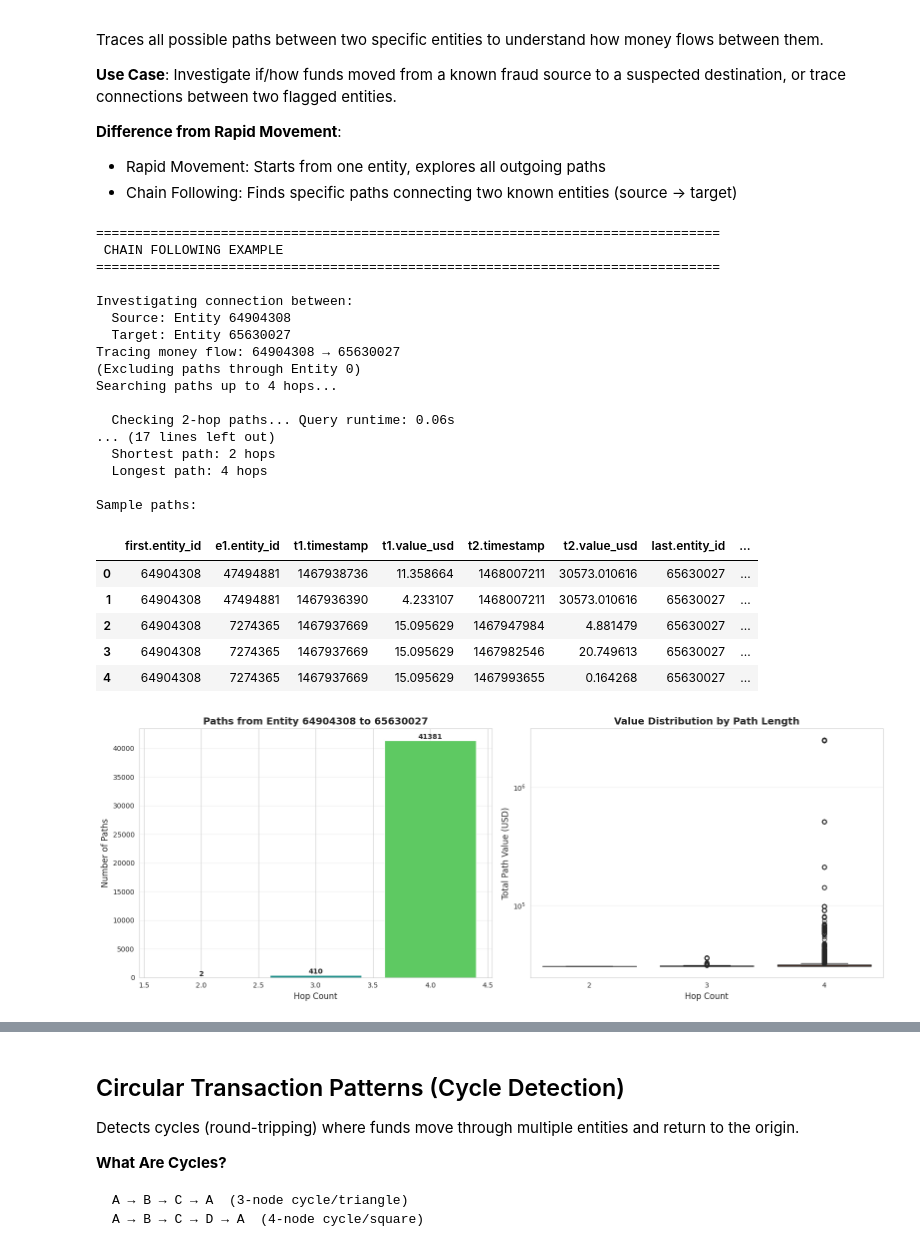
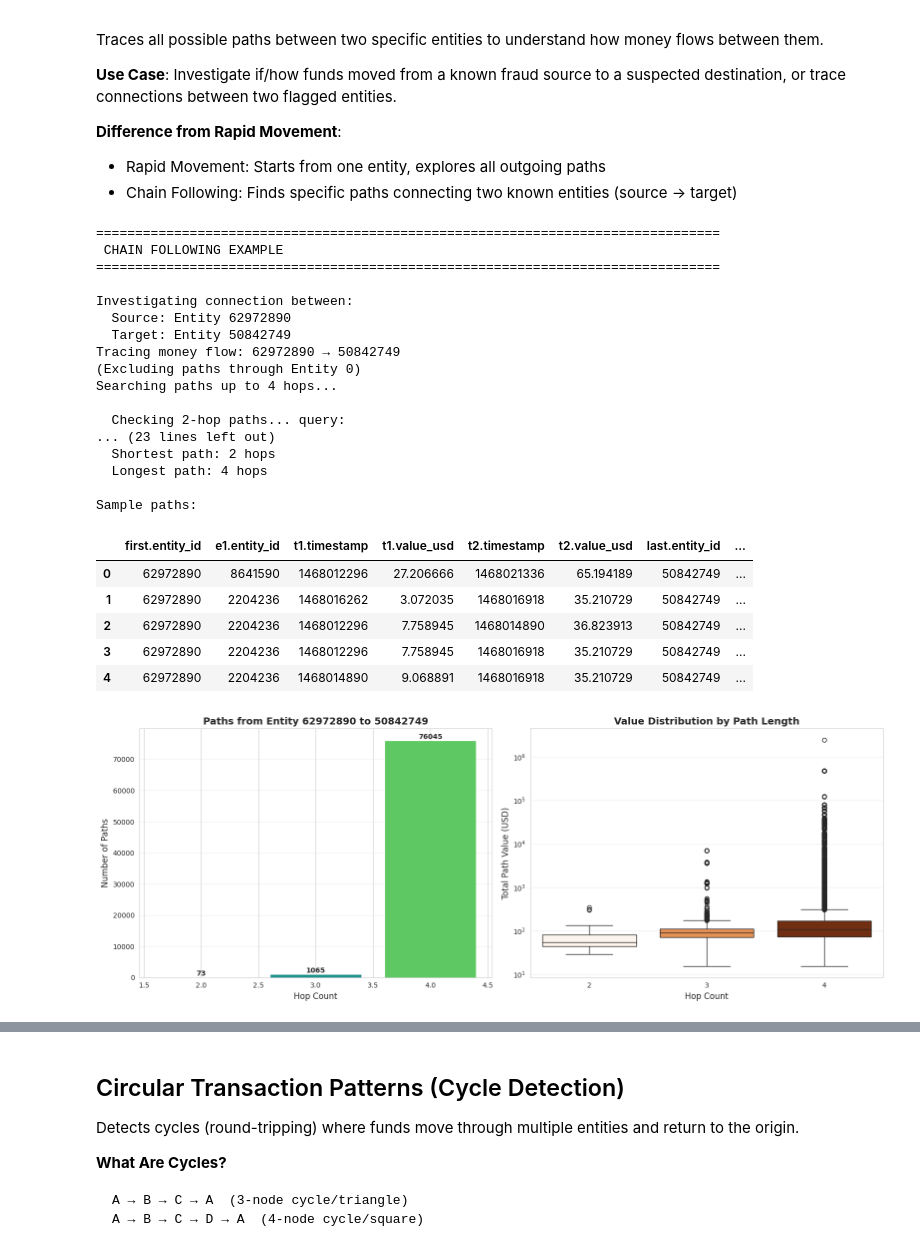
Before and after one commit to turing-db/turingdb-examples, a Jupyter notebook: examples/notebooks/public_version/crypto_orbitaal_fraud_detection.ipynb, the cells around one changed output, grey strips where cells are left out. Saved outputs shown, nothing was run; the diff lists cells and outputs as text; code cells hidden in the pictures.

```diff
--- a/examples/notebooks/public_version/crypto_orbitaal_fraud_detection.ipynb
+++ b/examples/notebooks/public_version/crypto_orbitaal_fraud_detection.ipynb
@@ -1685,3 +1539,0 @@ def build_rapid_movement_query(start_entity_id: int, hops: int, exclude_entity_0
-# %%
-query = build_rapid_movement_query(entity_id, hops=k, exclude_entity_0=True, limit=1e6)
-print(f"query:\n\n{query}\n")
@@ -2565,60 +2857,70 @@ def visualize_money_chain(paths_df, start_entity: int, end_entity: int):
     plt.tight_layout()
     plt.show()
 # %%
+%%time
+
 # Example: Trace connection between two high-risk entities
 print("="*80)
 print(" CHAIN FOLLOWING EXAMPLE")
 print("="*80)
 
 # Select two entities
-start_entity = 64904308
-end_entity = 65630027
+start_entity = top_entities[0]
+last_entity = top_entities[1]
 
 print(f"\nInvestigating connection between:")
 print(f"  Source: Entity {start_entity}")
-print(f"  Target: Entity {end_entity}")
+print(f"  Target: Entity {last_entity}")
 
-paths = follow_money_chain(client, start_entity, end_entity, max_hops=4, exclude_entity_0=True)
+paths = follow_money_chain(
+    client,
+    start_entity,
+    last_entity,
+    max_hops=4,
+    exclude_entity_0=True,
+    distinct=True,
+    chronological_order=True
+)
 
 if not paths.empty:
     print(f"\nPath Statistics:")
     print(f"  Shortest path: {paths['hop_count'].min()} hops")
     print(f"  Longest path: {paths['hop_count'].max()} hops")
 
     # Show sample paths
     print(f"\nSample paths:")
     display(paths.head(5))
 
     # Visualize
     visualize_money_chain(paths, start_entity, end_entity)
 else:
     print("\n⚠ No direct connection found between these entities in the dataset")
     print("  This could indicate:")
     print("    - Entities operate independently")
     print("    - Connection requires more hops than searched")
     print("    - Dataset time window too narrow to capture connection")
 # %% [output]
 ================================================================================
  CHAIN FOLLOWING EXAMPLE
 ================================================================================
 
 Investigating connection between:
-  Source: Entity 64904308
-  Target: Entity 65630027
-Tracing money flow: 64904308 → 65630027
+  Source: Entity 62972890
+  Target: Entity 50842749
+Tracing money flow: 62972890 → 50842749
 (Excluding paths through Entity 0)
 Searching paths up to 4 hops...
 
-  Checking 2-hop paths... Query runtime: 0.06s
-... (17 lines left out)
+  Checking 2-hop paths... query:
+... (23 lines left out)
   Shortest path: 2 hops
   Longest path: 4 hops
 
 Sample paths:
 |  | first.entity_id | e1.entity_id | t1.timestamp | t1.value_usd | t2.timestamp | t2.value_usd | last.entity_id | ... |
-| 0 | 64904308 | 47494881 | 1467938736 | 11.358664 | 1468007211 | 30573.010616 | 65630027 | ... |
-| 1 | 64904308 | 47494881 | 1467936390 | 4.233107 | 1468007211 | 30573.010616 | 65630027 | ... |
-| 2 | 64904308 | 7274365 | 1467937669 | 15.095629 | 1467947984 | 4.881479 | 65630027 | ... |
-| 3 | 64904308 | 7274365 | 1467937669 | 15.095629 | 1467982546 | 20.749613 | 65630027 | ... |
-| 4 | 64904308 | 7274365 | 1467937669 | 15.095629 | 1467993655 | 0.164268 | 65630027 | ... |
+| 0 | 62972890 | 8641590 | 1468012296 | 27.206666 | 1468021336 | 65.194189 | 50842749 | ... |
+| 1 | 62972890 | 2204236 | 1468016262 | 3.072035 | 1468016918 | 35.210729 | 50842749 | ... |
+| 2 | 62972890 | 2204236 | 1468012296 | 7.758945 | 1468014890 | 36.823913 | 50842749 | ... |
+| 3 | 62972890 | 2204236 | 1468012296 | 7.758945 | 1468016918 | 35.210729 | 50842749 | ... |
+| 4 | 62972890 | 2204236 | 1468014890 | 9.068891 | 1468016918 | 35.210729 | 50842749 | ... |
-[figure, old version]
+[figure, new version]
```
Also changed, not shown: parts of 50 cells of this notebook.
